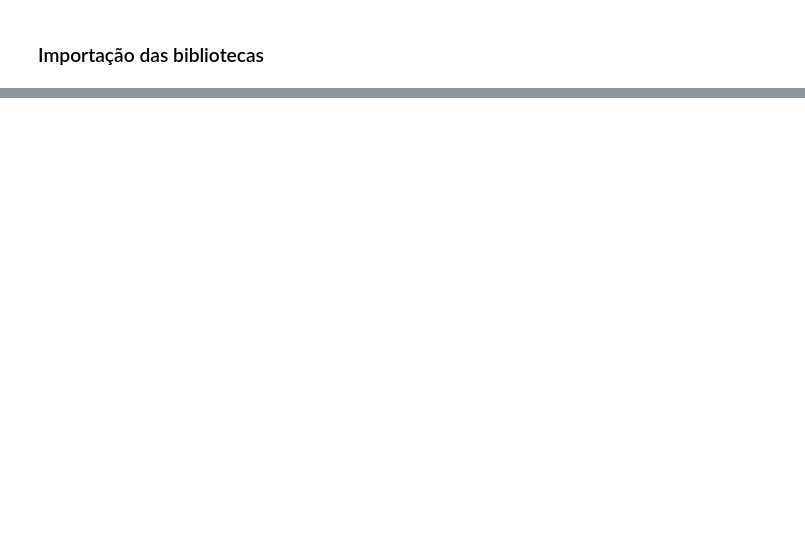
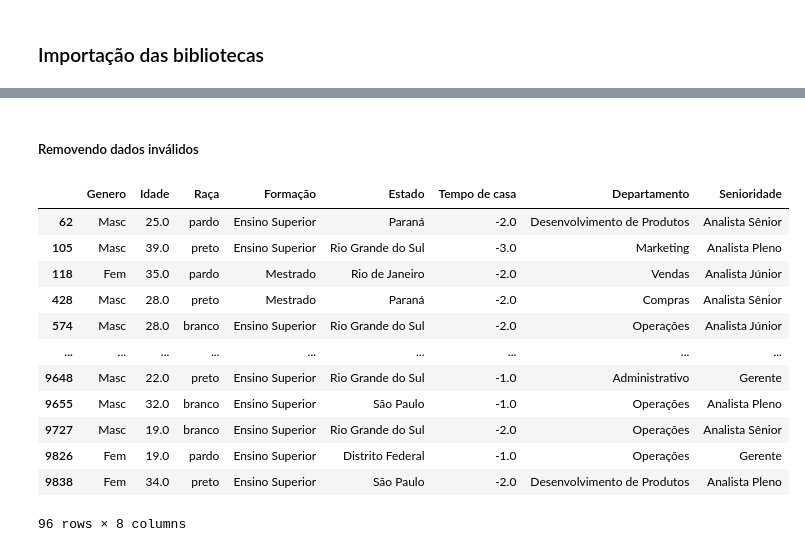
Before and after one commit to tiagotff/Hackathon_AdaHack_2024_Corp_Solutions, a Jupyter notebook: Projeto-AdaHack.ipynb, the cells around one changed output, grey strips where cells are left out. Drawn from its saved outputs; the diff is of its cells as text; code cells hidden in the pictures; blank space fills up the shorter version.

```diff
--- a/Projeto-AdaHack.ipynb
+++ b/Projeto-AdaHack.ipynb
@@ -159,0 +208,20 @@ for col in numeric_columns:
+# %% [markdown]
+##### Removendo dados inválidos
+# %%
+# Encontrando tempos de experiência negativos
+tempo_casa_negativo = df.loc[df['Tempo de casa'] < 0]
+display(tempo_casa_negativo)
+# %% [output]
+|  | Genero | Idade | Raça | Formação | Estado | Tempo de casa | Departamento | Senioridade |
+| 62 | Masc | 25.0 | pardo | Ensino Superior | Paraná | -2.0 | Desenvolvimento de Produtos | Analista Sênior |
+| 105 | Masc | 39.0 | preto | Ensino Superior | Rio Grande do Sul | -3.0 | Marketing | Analista Pleno |
+| 118 | Fem | 35.0 | pardo | Mestrado | Rio de Janeiro | -2.0 | Vendas | Analista Júnior |
+| 428 | Masc | 28.0 | preto | Mestrado | Paraná | -2.0 | Compras | Analista Sênior |
+| 574 | Masc | 28.0 | branco | Ensino Superior | Rio Grande do Sul | -2.0 | Operações | Analista Júnior |
+| ... | ... | ... | ... | ... | ... | ... | ... | ... |
+| 9648 | Masc | 22.0 | preto | Ensino Superior | Rio Grande do Sul | -1.0 | Administrativo | Gerente |
+| 9655 | Masc | 32.0 | branco | Ensino Superior | São Paulo | -1.0 | Operações | Analista Pleno |
+| 9727 | Masc | 19.0 | branco | Ensino Superior | Rio Grande do Sul | -2.0 | Operações | Analista Sênior |
+| 9826 | Fem | 19.0 | pardo | Ensino Superior | Distrito Federal | -1.0 | Operações | Gerente |
+| 9838 | Fem | 34.0 | preto | Ensino Superior | São Paulo | -2.0 | Desenvolvimento de Produtos | Analista Pleno |
+96 rows × 8 columns
```
Also changed, not shown: parts of 82 cells of this notebook.
